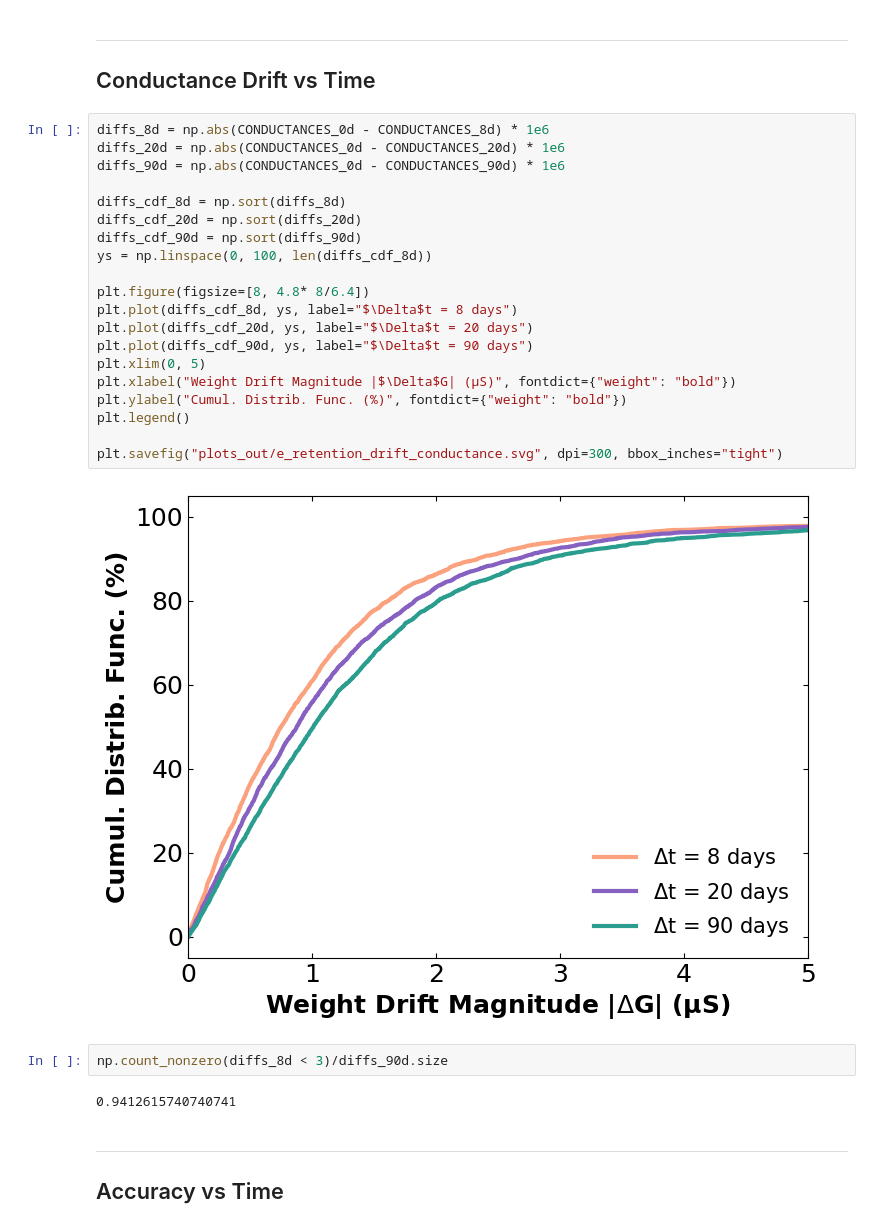
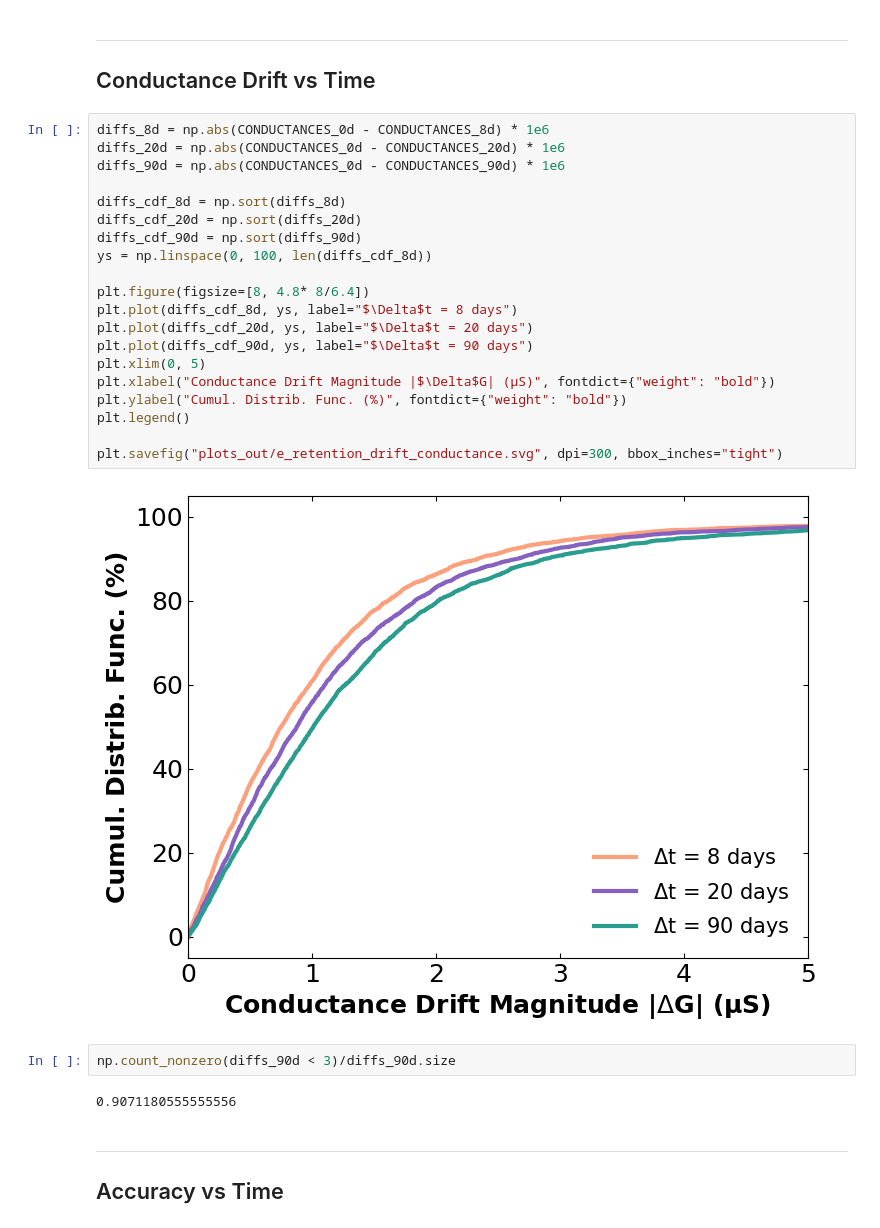
Before and after one commit to INTEGNANO/ForwardLearningUnderOneVolt, a Jupyter notebook: experiments/plot_retention.ipynb, the cells around one changed output. Cells and saved outputs as stored; diff of their text form.

```diff
--- a/experiments/plot_retention.ipynb
+++ b/experiments/plot_retention.ipynb
@@ -83,29 +85,29 @@ PARAMS_90d = list(map(lambda x: x.detach().numpy(), MODEL_90d.parameters()))
 # %%
 diffs_8d = np.abs(CONDUCTANCES_0d - CONDUCTANCES_8d) * 1e6
 diffs_20d = np.abs(CONDUCTANCES_0d - CONDUCTANCES_20d) * 1e6
 diffs_90d = np.abs(CONDUCTANCES_0d - CONDUCTANCES_90d) * 1e6
 
 diffs_cdf_8d = np.sort(diffs_8d)
 diffs_cdf_20d = np.sort(diffs_20d)
 diffs_cdf_90d = np.sort(diffs_90d)
 ys = np.linspace(0, 100, len(diffs_cdf_8d))
 
 plt.figure(figsize=[8, 4.8* 8/6.4])
 plt.plot(diffs_cdf_8d, ys, label="$\Delta$t = 8 days")
 plt.plot(diffs_cdf_20d, ys, label="$\Delta$t = 20 days")
 plt.plot(diffs_cdf_90d, ys, label="$\Delta$t = 90 days")
 plt.xlim(0, 5)
-plt.xlabel("Weight Drift Magnitude |$\Delta$G| (µS)", fontdict={"weight": "bold"})
+plt.xlabel("Conductance Drift Magnitude |$\Delta$G| (µS)", fontdict={"weight": "bold"})
 plt.ylabel("Cumul. Distrib. Func. (%)", fontdict={"weight": "bold"})
 plt.legend()
 
 plt.savefig("plots_out/e_retention_drift_conductance.svg", dpi=300, bbox_inches="tight")
 # %% [output]
-[figure, old version]
+[figure, new version]
 # %%
-np.count_nonzero(diffs_8d < 3)/diffs_90d.size
+np.count_nonzero(diffs_90d < 3)/diffs_90d.size
 # %% [output]
-0.9412615740740741
+0.9071180555555556
 # %% [markdown]
 ---
 ## Accuracy vs Time
```
Also changed, not shown: parts of 3 cells of this notebook, 15 other files.
